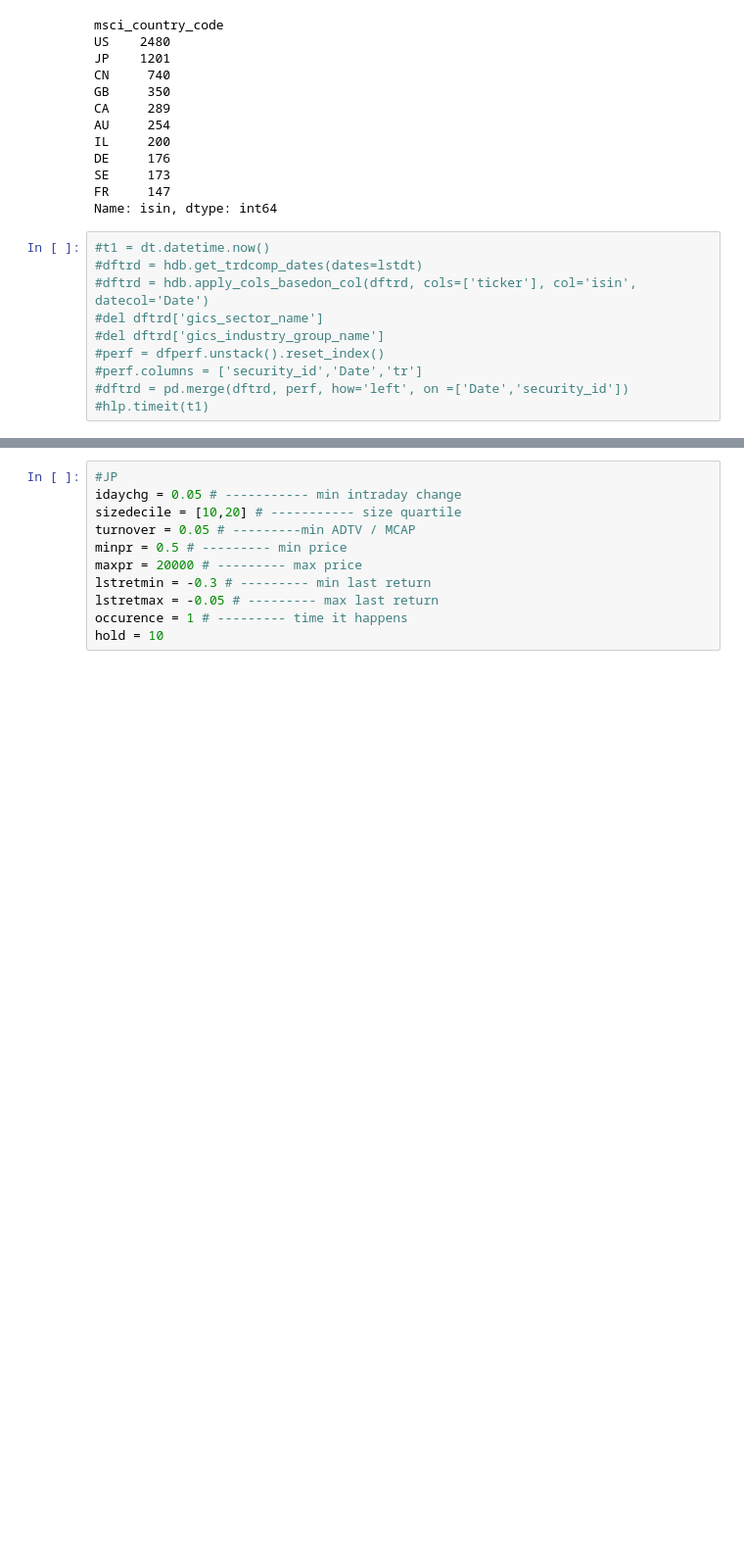
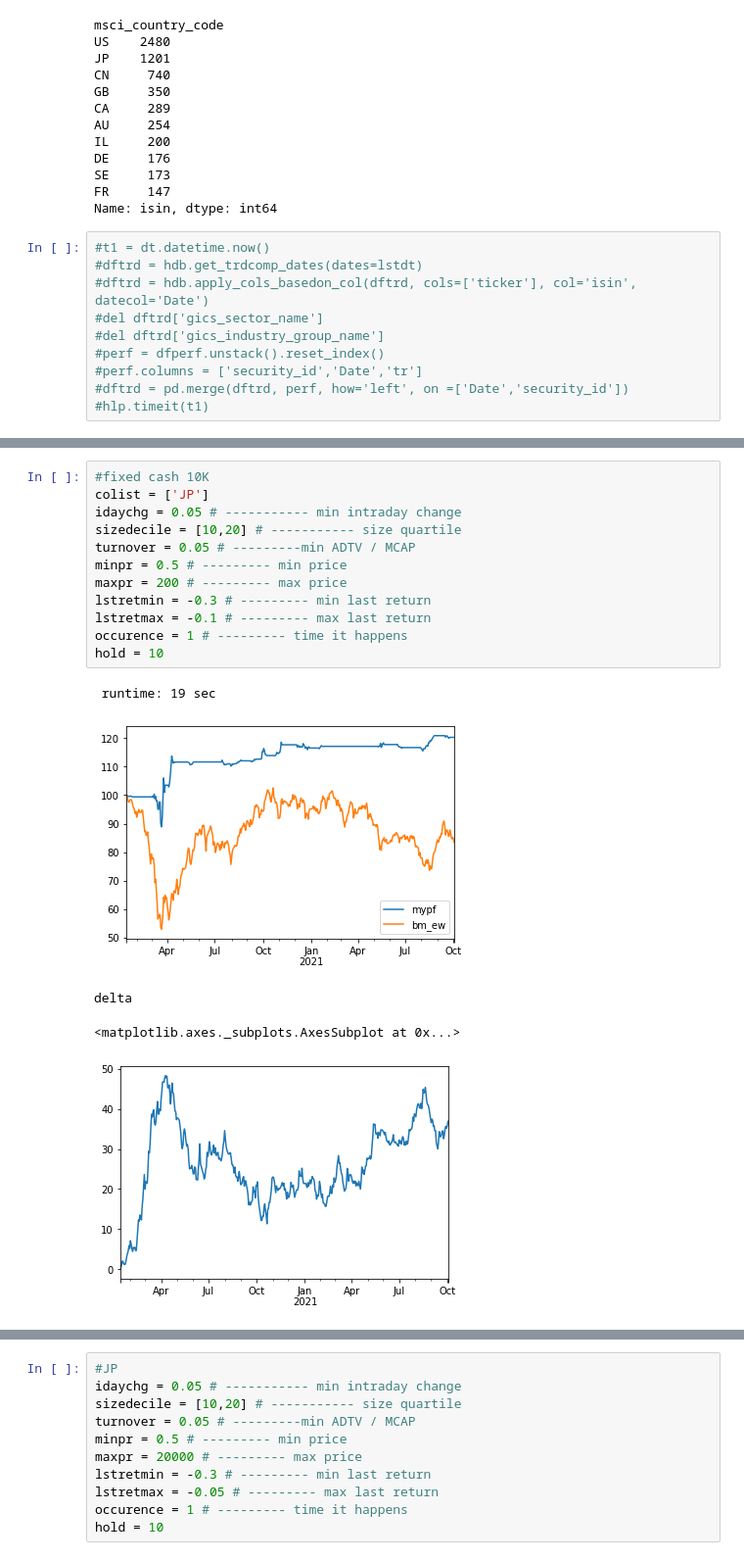
Before and after one commit to antogranell/index_calculator, a Jupyter notebook: notebooks/project_index.ipynb, the cells around one changed output, grey strips where cells are left out. Shown at 98% size. Saved outputs shown, nothing was run; the diff lists cells and outputs as text; blank space fills up the shorter version.

```diff
--- a/notebooks/project_index.ipynb
+++ b/notebooks/project_index.ipynb
@@ -235,0 +294,18 @@ delta
+# %%
+#fixed cash 10K
+colist = ['JP']
+idaychg = 0.05 # ----------- min intraday change
+sizedecile = [10,20] # ----------- size quartile
+turnover = 0.05 # ---------min ADTV / MCAP
+minpr = 0.5 # --------- min price
+maxpr = 200 # --------- max price
+lstretmin = -0.3 # --------- min last return
+lstretmax = -0.1 # --------- max last return
+occurence = 1 # --------- time it happens
+hold = 10
+# %% [output]
+ runtime: 19 sec
+[figure, added]
+delta
+<matplotlib.axes._subplots.AxesSubplot at 0x...>
+[figure, added]
```
Also changed, not shown: parts of 8 cells of this notebook.
